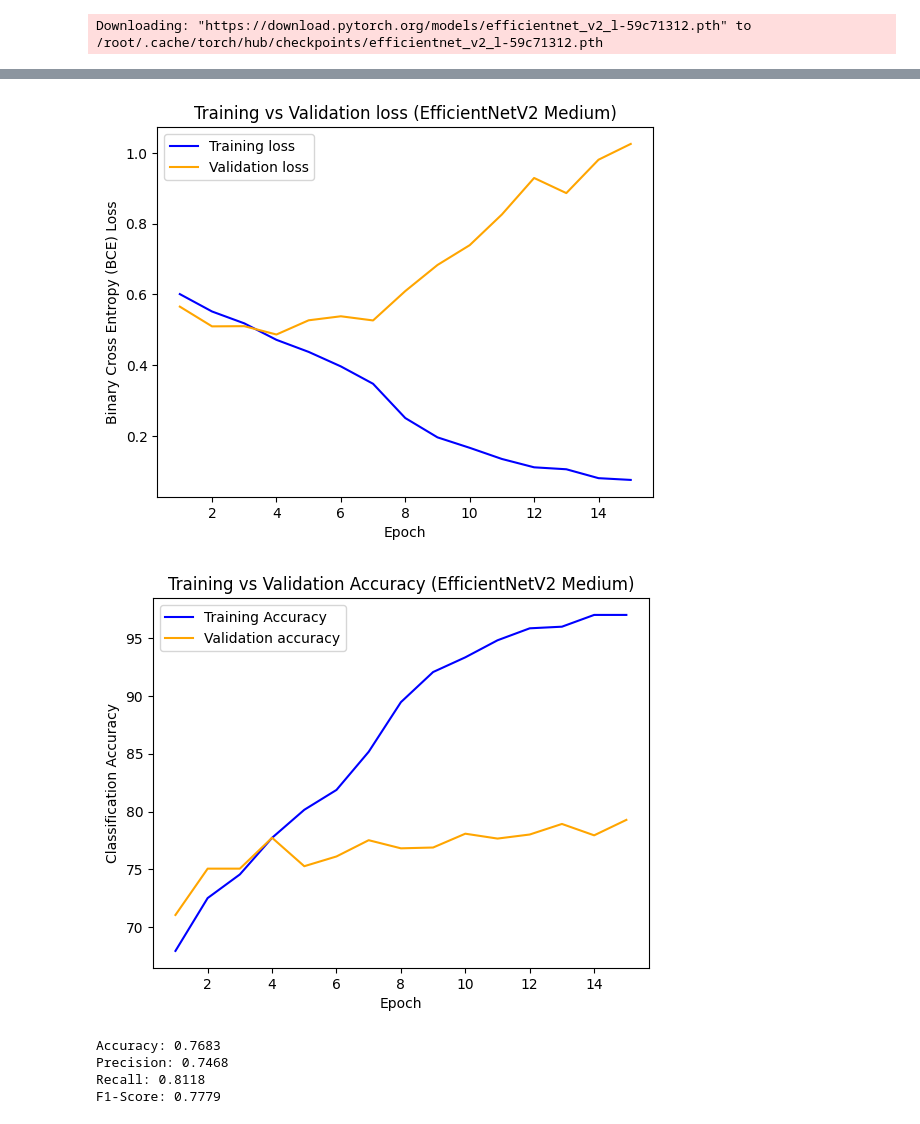
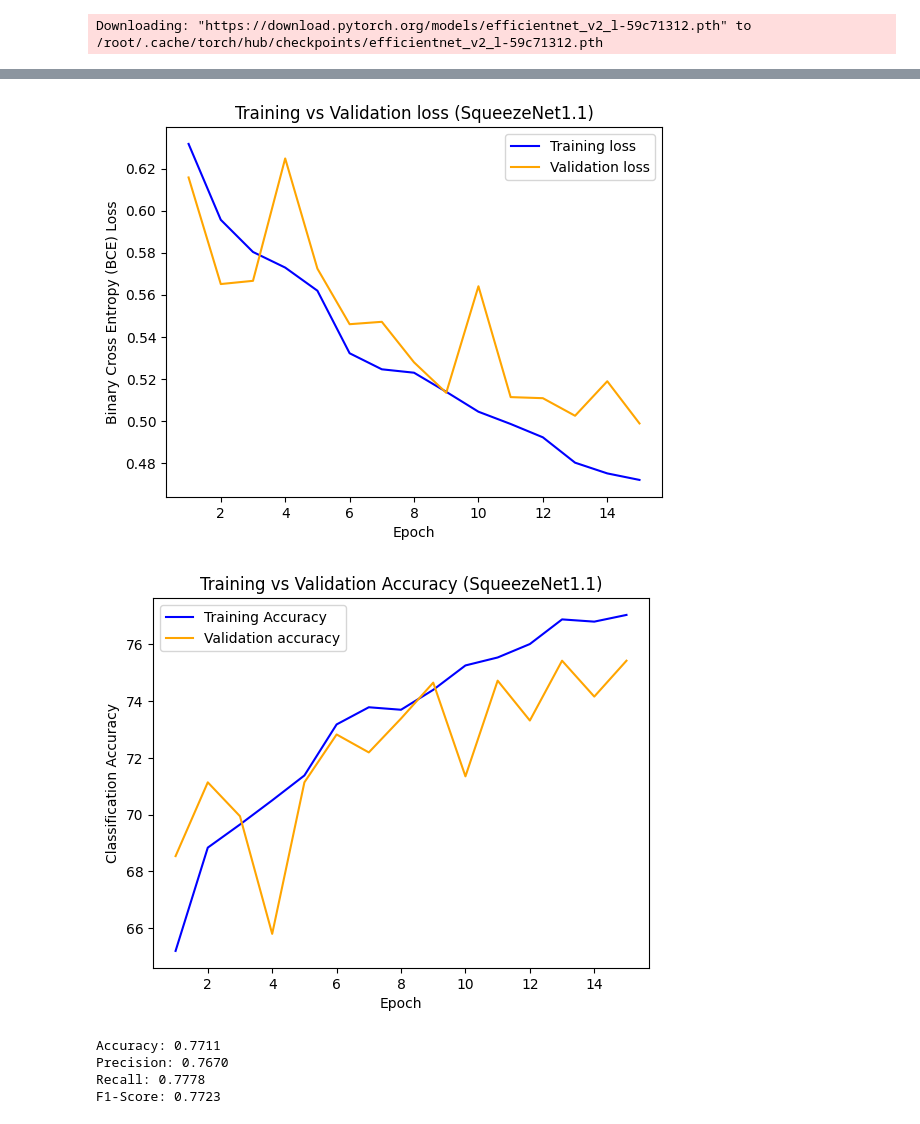
Before and after one commit to qivaijar/oracle-assignment-age-classifier, a Jupyter notebook: age_classifier.ipynb, the cells around one changed output, grey strips where cells are left out. Drawn from its saved outputs; the diff is of its cells as text; code cells hidden in the pictures.

Commit message:
Update: Added SqueezeNet

```diff
--- a/age_classifier.ipynb
+++ b/age_classifier.ipynb
@@ -673,30 +787,30 @@ Current loss: 0.17593562602996826
 # %%
 ## Plot training and validation loss
 
 total_epoch = len(training_loss)
 epoch = list(range(1, total_epoch+1))
 
 # Plot the training loss
 plt.plot(epoch, training_loss, label='Training loss', color='blue')  # Red line
 
 # Plot the validation loss
 plt.plot(epoch, validation_loss, label='Validation loss', color='orange')  # Green line
 
 # Adding labels
 plt.xlabel('Epoch')
 plt.ylabel('Binary Cross Entropy (BCE) Loss')
-plt.title('Training vs Validation loss (EfficientNetV2 Medium)')
+plt.title('Training vs Validation loss (SqueezeNet1.1)')
 
 # Show legend
 plt.legend()
 
 # Save the plot
 plt.savefig("train_val_loss.png", dpi=300, bbox_inches="tight")
 
 # Show the plot
 plt.show()
 # %% [output]
-[figure, old version]
+[figure, new version]
 # %%
 ## Plot the training accuracy
 
@@ -709,7 +823,7 @@ plt.plot(epoch, validation_accuracy, label='Validation accuracy', color='orange'
 # Adding labels
 plt.xlabel('Epoch')
 plt.ylabel('Classification Accuracy')
-plt.title('Training vs Validation Accuracy (EfficientNetV2 Medium)')
+plt.title('Training vs Validation Accuracy (SqueezeNet1.1)')
 
 # Show legend
 plt.legend()
@@ -720,7 +834,7 @@ plt.savefig("train_val_acc.png", dpi=300, bbox_inches="tight")
 # Show the plot
 plt.show()
 # %% [output]
-[figure, old version]
+[figure, new version]
 # %%
 ## Perform model evaluation on testing data
 
@@ -729,8 +843,8 @@ from sklearn.metrics import accuracy_score, precision_score, recall_score, f1_sc
 
 # Load model based on check point
 
-checkpoint_path = "checkpoint_best_val_los.pth"
-# checkpoint_path = "checkpoint_last.pth"
+# checkpoint_path = "checkpoint_best_val_los.pth"
+checkpoint_path = "checkpoint_last.pth"
 checkpoint = torch.load(checkpoint_path)
 model.load_state_dict(checkpoint['model_state_dict'])
 model.eval()  # Set the model to evaluation mode
@@ -772,10 +886,10 @@ print(f'Precision: {precision:.4f}')
 print(f'Recall: {recall:.4f}')
 print(f'F1-Score: {f1:.4f}')
 # %% [output]
-Accuracy: 0.7683
-Precision: 0.7468
-Recall: 0.8118
-F1-Score: 0.7779
+Accuracy: 0.7711
+Precision: 0.7670
+Recall: 0.7778
+F1-Score: 0.7723
 # %%
 # Save the model
 torch.save(model, 'EfficientNetV2_S.pth')
```
Also changed, not shown: parts of 5 cells of this notebook.
